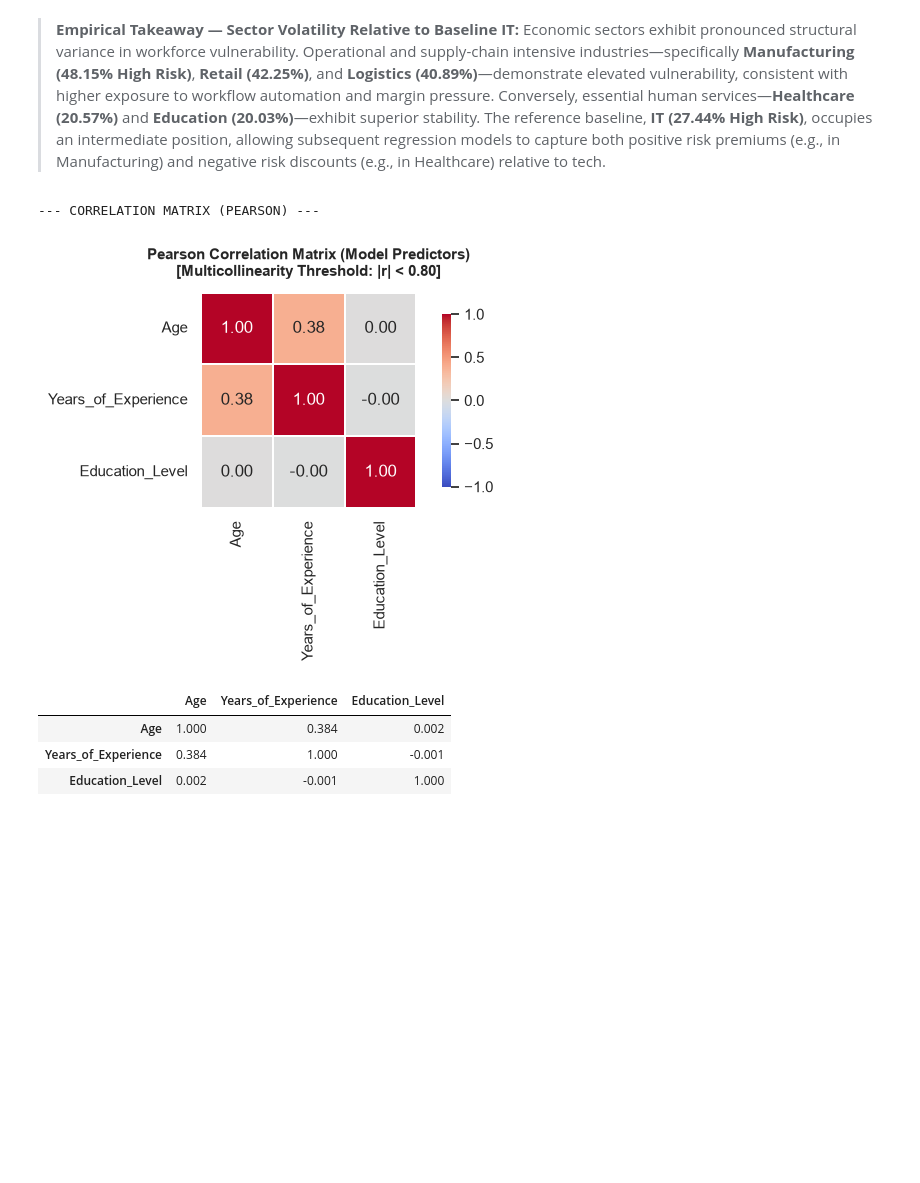
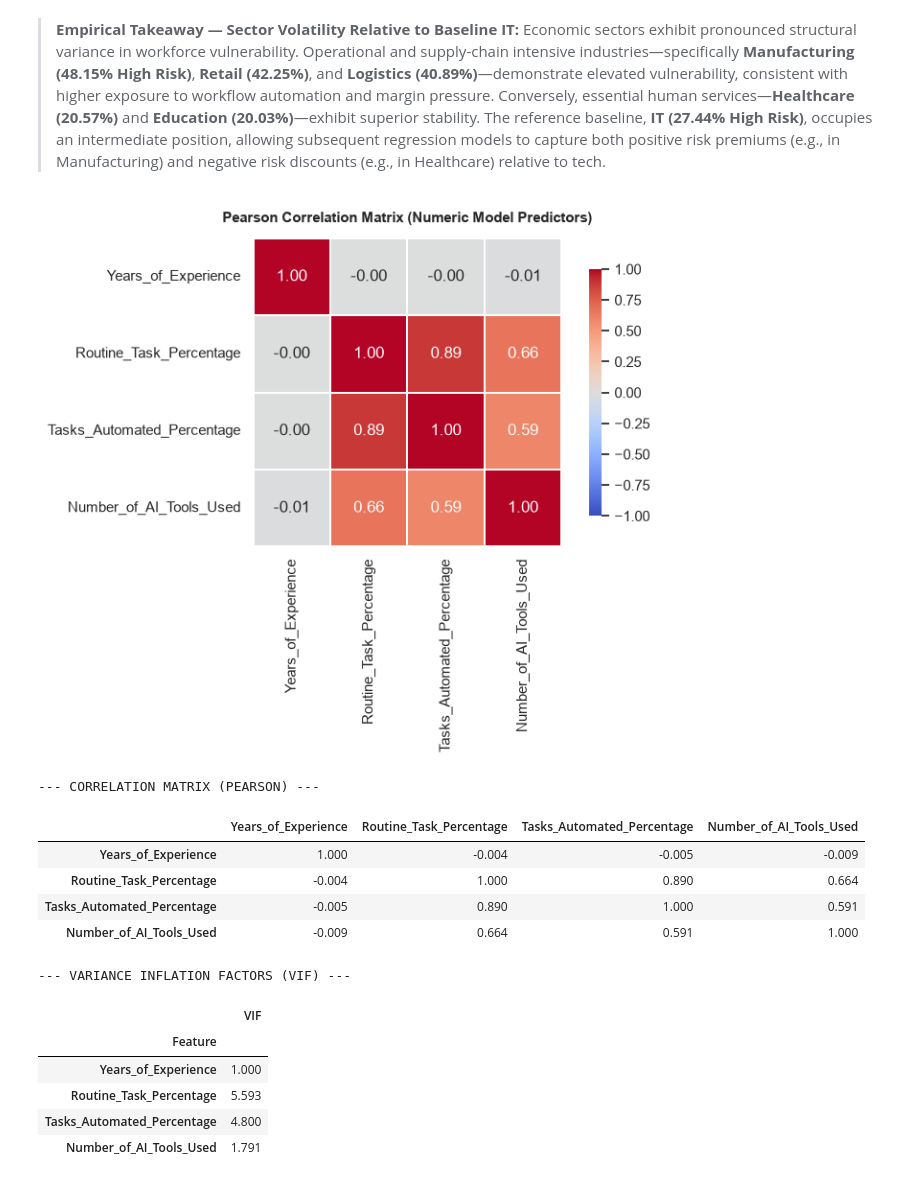
Before and after one commit to Samanzarei-9775/AAI500-Final-Project, a Jupyter notebook: notebooks/data_cleaning_merged.ipynb, the cells around one changed output. Saved outputs shown, nothing was run; the diff lists cells and outputs as text; code cells hidden in the pictures; blank space fills up the shorter version.

```diff
--- a/notebooks/data_cleaning_merged.ipynb
+++ b/notebooks/data_cleaning_merged.ipynb
@@ -247,13 +261,15 @@ Age, Years_of_Experience, Education_Level, Industry
     Layoff_Risk: 'Low': 0, 'Medium': 1, 'High': 2
 # %%
 # -------------------------------------------------------------------------
-# Feature Extraction: Isolating the 4 Key Predictors and Target
+# Feature Extraction: Isolating the 5 Key Predictors and Target
+# Industry (nominal) + 4 numeric workload / automation / experience features
 # -------------------------------------------------------------------------
 selected_features = [
-    "Age",
+    "Industry",
     "Years_of_Experience",
-    "Education_Level",
-    "Industry"
+    "Routine_Task_Percentage",
+    "Tasks_Automated_Percentage",
+    "Number_of_AI_Tools_Used"
 ]
 
 target = "Layoff_Risk"
@@ -262,5 +278,6 @@ target = "Layoff_Risk"
 df_model = df[selected_features + [target]].copy()
 print("--- Dataframe Model Row and column check ---")
 print(f"Rows: {df_model.shape[0]:,}, Selected Columns: {df_model.shape[1]}")
+print(f"Predictors: {selected_features}")
 # %% [output]
 --- Dataframe Model Row and column check ---
@@ -503,12 +573,9 @@ For interpretable visualizations, continuous variables (`Age`, `Years_of_Experie
 # Reconstructs unscaled training DataFrame for natural-unit visualization.
 # -------------------------------------------------------------------------
 # Reconstruct natural continuous scale using inverse transform
+# (all 4 numeric predictors are whole numbers, so we round away float noise)
 unscaled_continuous = scaler.inverse_transform(X_train[scale_cols])
-train_eda_df = pd.DataFrame(unscaled_continuous, columns=scale_cols, index=X_train.index)
-
-# Reconstruct ordinal Education_Level label
-inv_edu_map = {0: 'High School', 1: "Bachelor's", 2: "Master's", 3: 'PhD'}
-train_eda_df['Education_Level'] = X_train['Education_Level'].map(inv_edu_map)
+train_eda_df = pd.DataFrame(unscaled_continuous, columns=scale_cols, index=X_train.index).round().astype(int)
 
 # Reconstruct Industry from dummy indicators (Baseline: IT)
 industry_dummies = [c for c in X_train.columns if c.startswith('Industry_')]
@@ -732,39 +816,57 @@ display(ind_risk_ct.loc[high_risk_sorted.index[::-1]].round(2))
 # %%
 # -------------------------------------------------------------------------
 # Cell E — Multicollinearity & Feature Correlation Matrix
-# Computes Pearson correlation matrix for numeric and ordinal predictors.
+# Computes Pearson correlation matrix and Variance Inflation Factors (VIF)
+# for the 4 numeric predictors (training partition, natural units).
 # -------------------------------------------------------------------------
-corr_df = train_eda_df[['Age', 'Years_of_Experience']].copy()
-corr_df['Education_Level'] = X_train['Education_Level']
-
+corr_df = train_eda_df[scale_cols].copy()
 corr_matrix = corr_df.corr()
 
-fig, ax = plt.subplots(figsize=(6.5, 4.5))
+fig, ax = plt.subplots(figsize=(8, 6))
 sns.heatmap(
     corr_matrix,
     annot=True,
     fmt=".2f",
     cmap='coolwarm',
     vmin=-1, vmax=1,
     center=0,
     square=True,
     linewidths=1.2,
     cbar_kws={"shrink": 0.8},
     ax=ax
 )
 
-ax.set_title("Pearson Correlation Matrix (Model Predictors)\n[Multicollinearity Threshold: |r| < 0.80]", fontsize=11, fontweight='bold', pad=12)
+ax.set_title("Pearson Correlation Matrix (Numeric Model Predictors)", fontsize=11, fontweight='bold', pad=12)
 plt.tight_layout()
 plt.show()
 
 print("--- CORRELATION MATRIX (PEARSON) ---")
 display(corr_matrix.round(3))
+
+# Variance Inflation Factor (computed with an explicit intercept column)
+vif_matrix = corr_df.astype(float).copy()
+vif_matrix.insert(0, 'const', 1.0)
+vif_table = pd.DataFrame({
+    'Feature': scale_cols,
+    'VIF': [variance_inflation_factor(vif_matrix.values, i + 1) for i in range(len(scale_cols))]
+}).set_index('Feature').round(3)
+
+print("\n--- VARIANCE INFLATION FACTORS (VIF) ---")
+display(vif_table)
 # %% [output]
+[figure, new version]
 --- CORRELATION MATRIX (PEARSON) ---
-[figure, old version]
-|  | Age | Years_of_Experience | Education_Level |
-| Age | 1.000 | 0.384 | 0.002 |
-| Years_of_Experience | 0.384 | 1.000 | -0.001 |
-| Education_Level | 0.002 | -0.001 | 1.000 |
+|  | Years_of_Experience | Routine_Task_Percentage | Tasks_Automated_Percentage | Number_of_AI_Tools_Used |
+| Years_of_Experience | 1.000 | -0.004 | -0.005 | -0.009 |
+| Routine_Task_Percentage | -0.004 | 1.000 | 0.890 | 0.664 |
+| Tasks_Automated_Percentage | -0.005 | 0.890 | 1.000 | 0.591 |
+| Number_of_AI_Tools_Used | -0.009 | 0.664 | 0.591 | 1.000 |
+--- VARIANCE INFLATION FACTORS (VIF) ---
+|  | VIF |
+| Feature |  |
+| Years_of_Experience | 1.000 |
+| Routine_Task_Percentage | 5.593 |
+| Tasks_Automated_Percentage | 4.800 |
+| Number_of_AI_Tools_Used | 1.791 |
 # %% [markdown]
 > **Empirical Takeaway — Multicollinearity Diagnostic Verification:**
```
Also changed, not shown: parts of 20 cells of this notebook, 6 other files.
